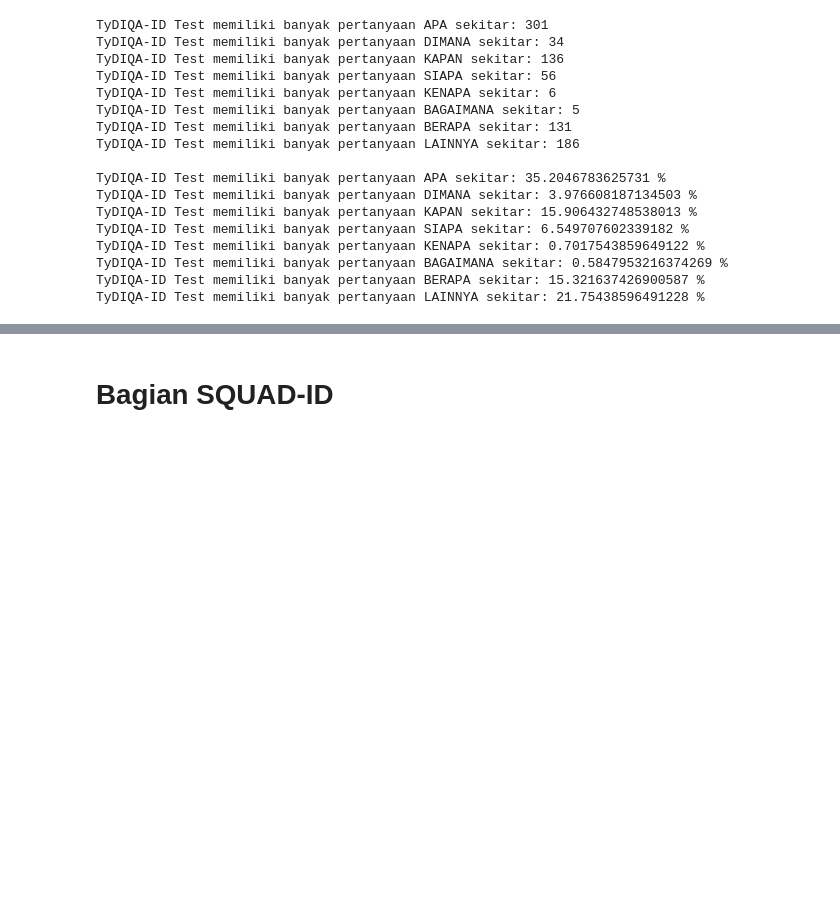
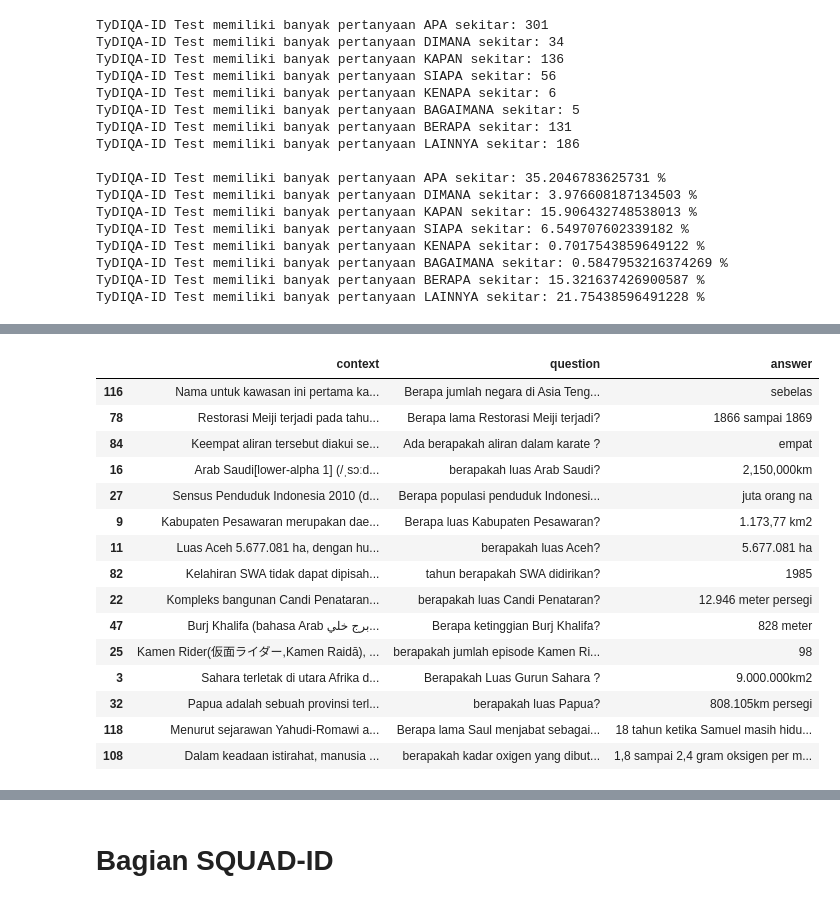
Before and after one commit to muhammadravi251001/qas-with-indonli, a Jupyter notebook: utilities/Cek Reasoning Type.ipynb, the cells around one changed output, grey strips where cells are left out. Saved outputs shown, nothing was run; the diff lists cells and outputs as text; code cells hidden in the pictures; blank space fills up the shorter version.

```diff
--- a/utilities/Cek Reasoning Type.ipynb
+++ b/utilities/Cek Reasoning Type.ipynb
@@ -331,0 +559,19 @@ lainnya_df_tydiqa_id = pick_a_row(data=data_qas_id_tydiqa_id, question_type="lai
+# %%
+berapa_df_tydiqa_id
+# %% [output]
+|  | context | question | answer |
+| 116 | Nama untuk kawasan ini pertama ka... | Berapa jumlah negara di Asia Teng... | sebelas |
+| 78 | Restorasi Meiji terjadi pada tahu... | Berapa lama Restorasi Meiji terjadi? | 1866 sampai 1869 |
+| 84 | Keempat aliran tersebut diakui se... | Ada berapakah aliran dalam karate ? | empat |
+| 16 | Arab Saudi[lower-alpha 1] (/ˌsɔːd... | berapakah luas Arab Saudi? | 2,150,000km |
+| 27 | Sensus Penduduk Indonesia 2010 (d... | Berapa populasi penduduk Indonesi... | juta orang na |
+| 9 | Kabupaten Pesawaran merupakan dae... | Berapa luas Kabupaten Pesawaran? | 1.173,77 km2 |
+| 11 | Luas Aceh 5.677.081 ha, dengan hu... | berapakah luas Aceh? | 5.677.081 ha |
+| 82 | Kelahiran SWA tidak dapat dipisah... | tahun berapakah SWA didirikan? | 1985 |
+| 22 | Kompleks bangunan Candi Penataran... | berapakah luas Candi Penataran? | 12.946 meter persegi |
+| 47 | Burj Khalifa (bahasa Arab برج خلي... | Berapa ketinggian Burj Khalifa? | 828 meter |
+| 25 | Kamen Rider(仮面ライダー,Kamen Raidā), ... | berapakah jumlah episode Kamen Ri... | 98 |
+| 3 | Sahara terletak di utara Afrika d... | Berapakah Luas Gurun Sahara ? | 9.000.000km2 |
+| 32 | Papua adalah sebuah provinsi terl... | berapakah luas Papua? | 808.105km persegi |
+| 118 | Menurut sejarawan Yahudi-Romawi a... | Berapa lama Saul menjabat sebagai... | 18 tahun ketika Samuel masih hidu... |
+| 108 | Dalam keadaan istirahat, manusia ... | berapakah kadar oxigen yang dibut... | 1,8 sampai 2,4 gram oksigen per m... |
```
Also changed, not shown: parts of 15 cells of this notebook.
